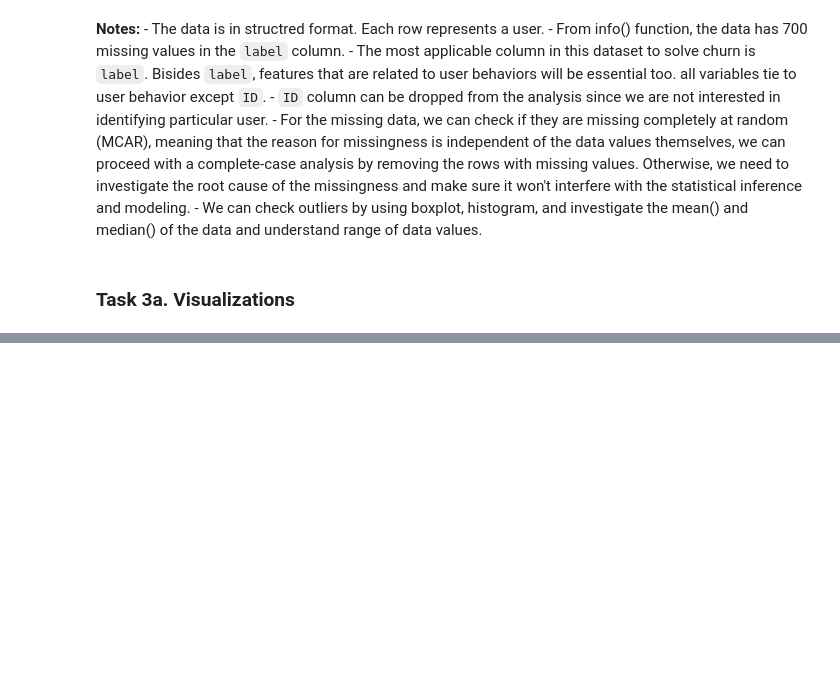
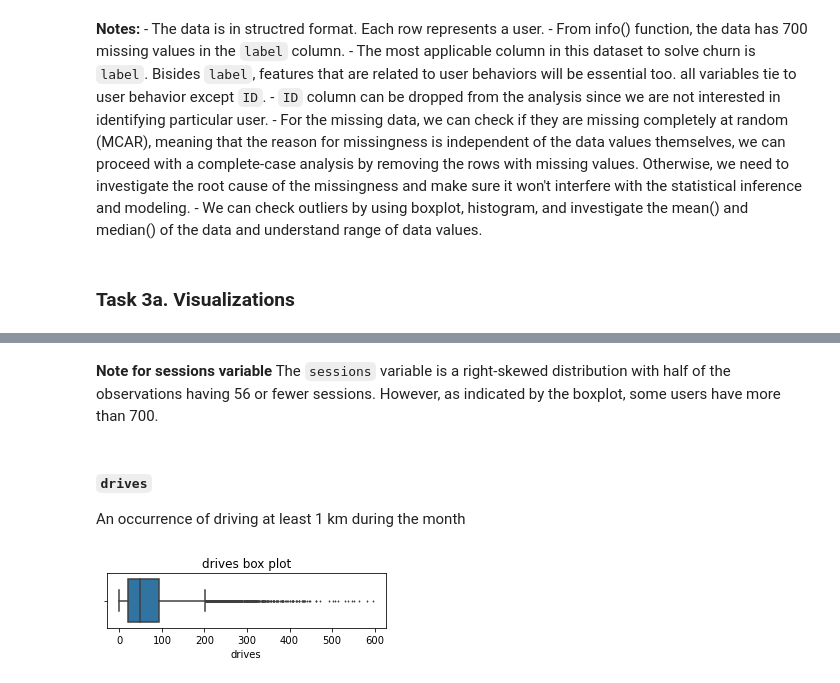
Before and after one commit to BrHACHLAF/Waze-project, a Jupyter notebook: waze_project_part_2.ipynb, the cells around one changed output, grey strips where cells are left out. Saved outputs shown, nothing was run; the diff lists cells and outputs as text; code cells hidden in the pictures; blank space fills up the shorter version.

```diff
--- a/waze_project_part_2.ipynb
+++ b/waze_project_part_2.ipynb
@@ -93,0 +136,13 @@ memory usage: 1.5+ MB
+# %% [markdown]
+**Note for sessions variable**
+The `sessions` variable is a right-skewed distribution with half of the observations having 56 or fewer sessions. However, as indicated by the boxplot, some users have more than 700.
+# %% [markdown]
+#### `drives`
+An occurrence of driving at least 1 km during the month
+# %%
+# Box plot
+plt.figure(figsize=(5,1))
+plt.title('drives box plot')
+sns.boxplot(x=df['drives'], fliersize=1);
+# %% [output]
+[figure, added]
```
Also changed, not shown: parts of 56 cells of this notebook.
